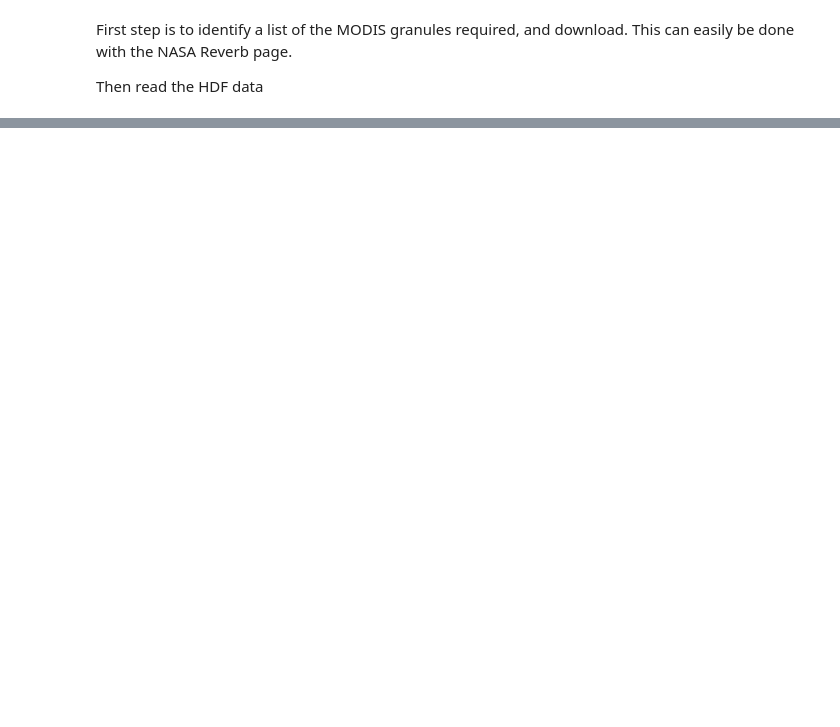
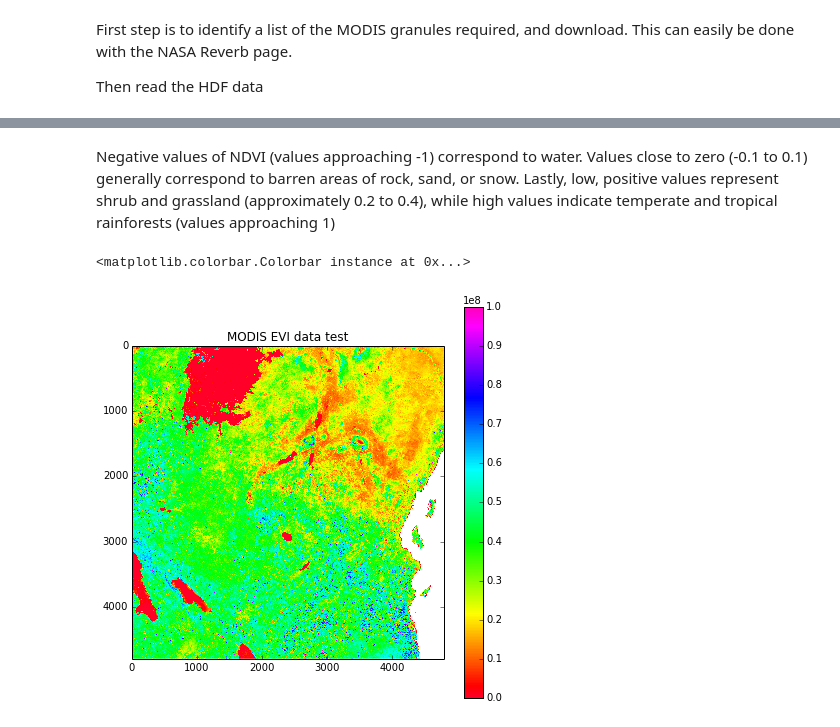
Before and after one commit to benlaken/Nbks, a Jupyter notebook: Veg_work.ipynb, the cells around one changed output, grey strips where cells are left out. Saved outputs shown, nothing was run; the diff lists cells and outputs as text; code cells hidden in the pictures; blank space fills up the shorter version.

Commit message:
Reading MODIS granules now

```diff
--- a/Veg_work.ipynb
+++ b/Veg_work.ipynb
@@ -32,0 +114,5 @@ AttributeError: 'NoneType' object has no attribute 'GetSubDatasets'
+# %%
+subdatasets = g.GetSubDatasets()
+for fname, name in subdatasets:
+    print name
+    print "\t", fname
@@ -32,0 +137,16 @@ AttributeError: 'NoneType' object has no attribute 'GetSubDatasets'
+# %%
+# Let's create a list with the selected layer names
+selected_layers = [  "NDVI", "EVI", "VI_Qual" ]
+
+# Initialise an empty dictionary
+data = {}
+
+
+for i, layer in enumerate ( selected_layers ):
+    print "Opening Layer %d: %s" % (i+1, this_file )
+    g = gdal.Open(subdatasets[i][0], gdal.GA_ReadOnly)
+
+    if g is None:
+        raise IOError
+    data[layer] = g.ReadAsArray()
+    print "\t>>> Read %s" % layer
@@ -32,0 +160,20 @@ AttributeError: 'NoneType' object has no attribute 'GetSubDatasets'
+# %%
+type(data['EVI'])
+EVI = data['EVI']*10000.  # Scale factor from the hdf file for EVI
+# %%
+#Remove (certain values eg. missing -30000000 = water?)
+# Or, the lowest valid value is 20000000
+#aaa = np.where(EVI == -30000000)
+aaa = np.where(EVI < -20000000)
+EVI[aaa] = None
+# %% [markdown]
+Negative values of NDVI (values approaching -1) correspond to water. Values close to zero (-0.1 to 0.1) generally correspond to barren areas of rock, sand, or snow. Lastly, low, positive values represent shrub and grassland (approximately 0.2 to 0.4), while high values indicate temperate and tropical rainforests (values approaching 1)
+# %%
+# Plot out the EVI data
+fig = plt.figure(figsize=(7, 7))
+plt.imshow(EVI,interpolation='none',vmin=0.0,vmax=100000000.0,cmap=cm.gist_rainbow)
+plt.title('MODIS EVI data test')
+plt.colorbar()
+# %% [output]
+<matplotlib.colorbar.Colorbar instance at 0x...>
+[figure, added]
```
Also changed, not shown: parts of 12 cells of this notebook.
